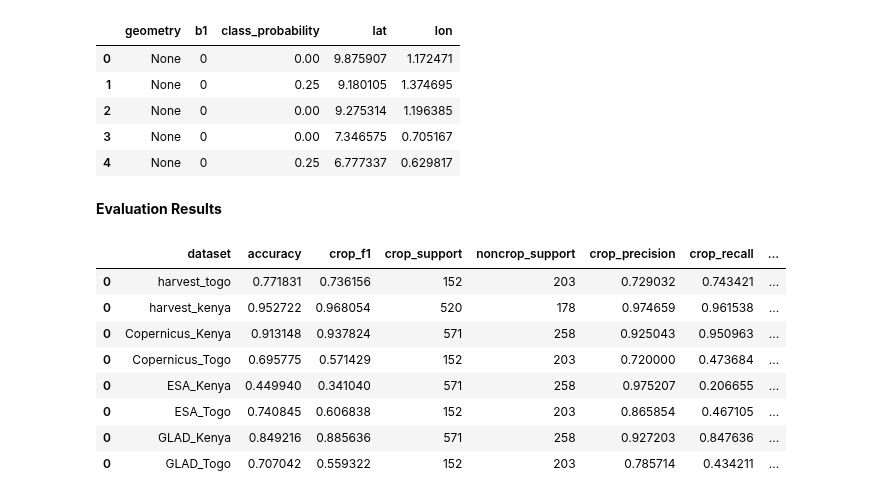
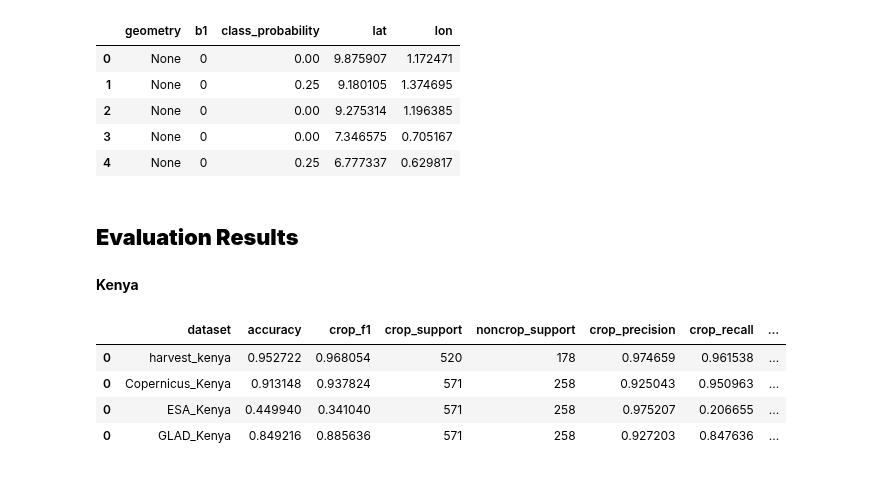
Before and after one commit to nasaharvest/crop-mask, a Jupyter notebook: notebooks/intercomparison-covermaps.ipynb, the cells around one changed output. Saved outputs shown, nothing was run; the diff lists cells and outputs as text; code cells hidden in the pictures.

Commit message:
created dictionary of results organized by country

```diff
--- a/notebooks/intercomparison-covermaps.ipynb
+++ b/notebooks/intercomparison-covermaps.ipynb
@@ -171,7 +176,7 @@ harvest_kenya_sampled["harvest_class"] = harvest_kenya_sampled["harvest_class"].
 # %%
 harvest_kenya_report = classification_report(harvest_kenya_sampled["test_class"], harvest_kenya_sampled["harvest_class"], output_dict=True)
 
-results = report_to_row("harvest_kenya", harvest_kenya_report, results)
+results["Kenya"] = report_to_row("harvest_kenya", harvest_kenya_report, results["Kenya"])
 # %% [markdown]
 ## **Section 2** - Earth Engine Accessible
 # %% [markdown]
@@ -204,7 +209,7 @@ cop_sampled.head()
 # %%
 for country, df in cop_sampled.groupby("country"):
     report = classification_report(df["test_class"], df["cop_class"], output_dict=True)
-    results = report_to_row(str("Copernicus_"+country), report, results)
+    results[country] = report_to_row(str("Copernicus_"+country), report, results[country])
 # %% [markdown]
 **ESA World Cover** ([Earth Engine](https://developers.google.com/earth-engine/datasets/catalog/ESA_WorldCover_v100))
 # %%
@@ -234,7 +239,7 @@ esa_sampled.head()
 # %%
 for country, df in esa_sampled.groupby("country"):
     report = classification_report(df["test_class"], df["esa_class"], output_dict=True)
-    results = report_to_row(str("ESA_"+country), report, results)
+    results[country] = report_to_row(str("ESA_"+country), report, results[country])
 # %% [markdown]
 **GLAD Global** ([Earth Engine](https://glad.earthengine.app/view/global-cropland-dynamics))
 # %%
@@ -255,18 +260,16 @@ glad_sampled = pd.merge(test_data[["lat","lon","test_class", "country"]], glad_s
 # %%
 for country, df in glad_sampled.groupby("country"):
     report = classification_report(df["test_class"], df["b1"], output_dict=True)
-    results = report_to_row(str("GLAD_"+country), report, results)
+    results[country] = report_to_row(str("GLAD_"+country), report, results[country])
 # %% [markdown]
-**Evaluation Results**
+## **Evaluation Results**
+# %% [markdown]
+**Kenya**
 # %%
-results
+results["Kenya"]
 # %% [output]
 |  | dataset | accuracy | crop_f1 | crop_support | noncrop_support | crop_precision | crop_recall | ... |
-| 0 | harvest_togo | 0.771831 | 0.736156 | 152 | 203 | 0.729032 | 0.743421 | ... |
 | 0 | harvest_kenya | 0.952722 | 0.968054 | 520 | 178 | 0.974659 | 0.961538 | ... |
 | 0 | Copernicus_Kenya | 0.913148 | 0.937824 | 571 | 258 | 0.925043 | 0.950963 | ... |
-| 0 | Copernicus_Togo | 0.695775 | 0.571429 | 152 | 203 | 0.720000 | 0.473684 | ... |
 | 0 | ESA_Kenya | 0.449940 | 0.341040 | 571 | 258 | 0.975207 | 0.206655 | ... |
-| 0 | ESA_Togo | 0.740845 | 0.606838 | 152 | 203 | 0.865854 | 0.467105 | ... |
 | 0 | GLAD_Kenya | 0.849216 | 0.885636 | 571 | 258 | 0.927203 | 0.847636 | ... |
-| 0 | GLAD_Togo | 0.707042 | 0.559322 | 152 | 203 | 0.785714 | 0.434211 | ... |
```
Also changed, not shown: parts of 6 cells of this notebook.
